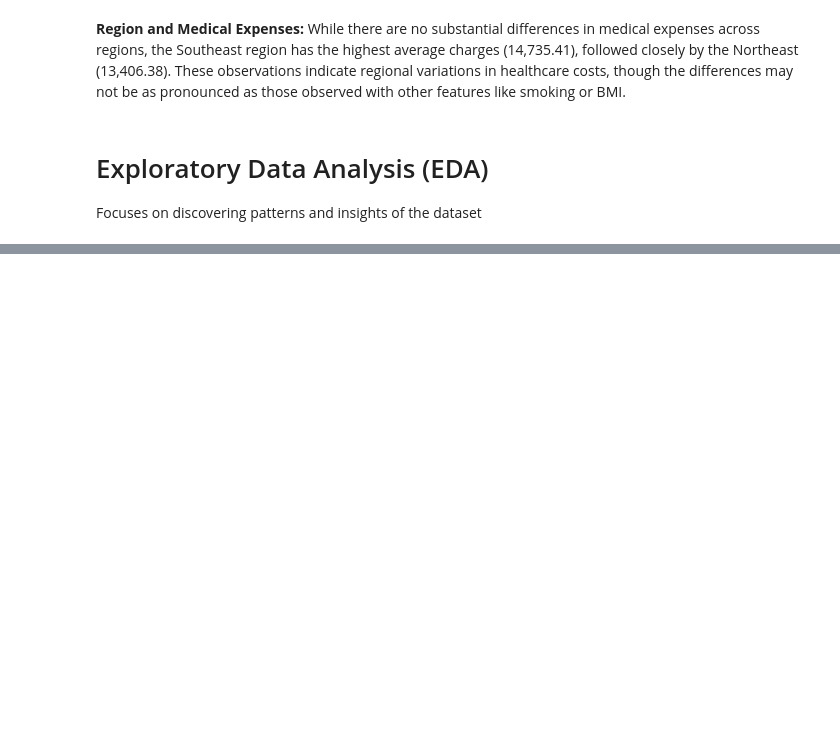
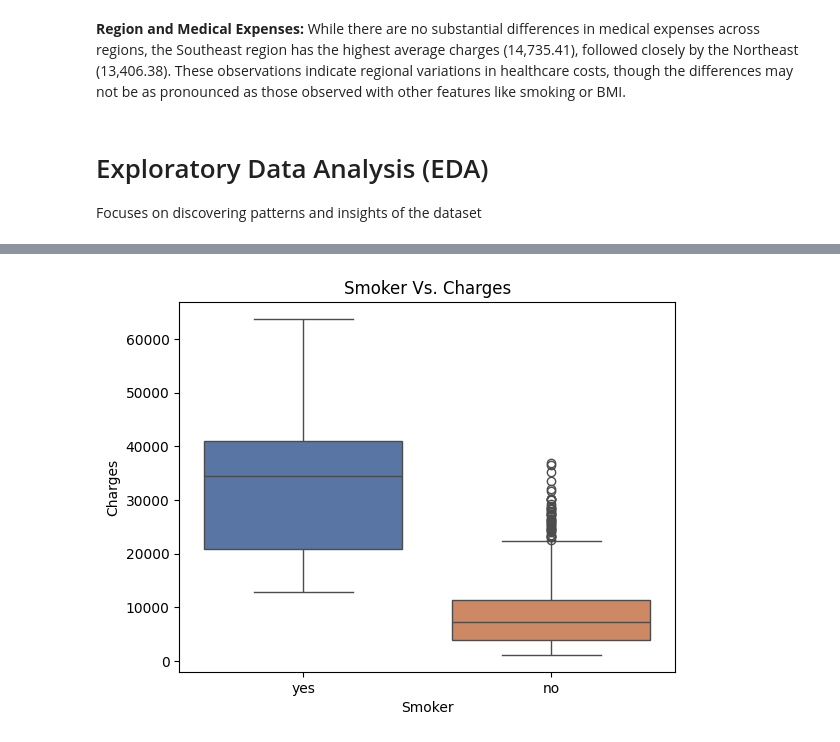
Before and after one commit to LinaSeongyeonSon/Medical-Insurance-Cost-Prediction, a Jupyter notebook: Medical_Insurance_Cost_Prediction.ipynb, the cells around one changed output, grey strips where cells are left out. Saved outputs shown, nothing was run; the diff lists cells and outputs as text; code cells hidden in the pictures; blank space fills up the shorter version.

```diff
--- a/Medical_Insurance_Cost_Prediction.ipynb
+++ b/Medical_Insurance_Cost_Prediction.ipynb
@@ -388,0 +449,6 @@ Focuses on discovering patterns and insights of the dataset
+# %%
+# Smoker Vs. Charges
+
+boxplot('smoker')
+# %% [output]
+[figure, added]
```
Also changed, not shown: parts of 26 cells of this notebook.
